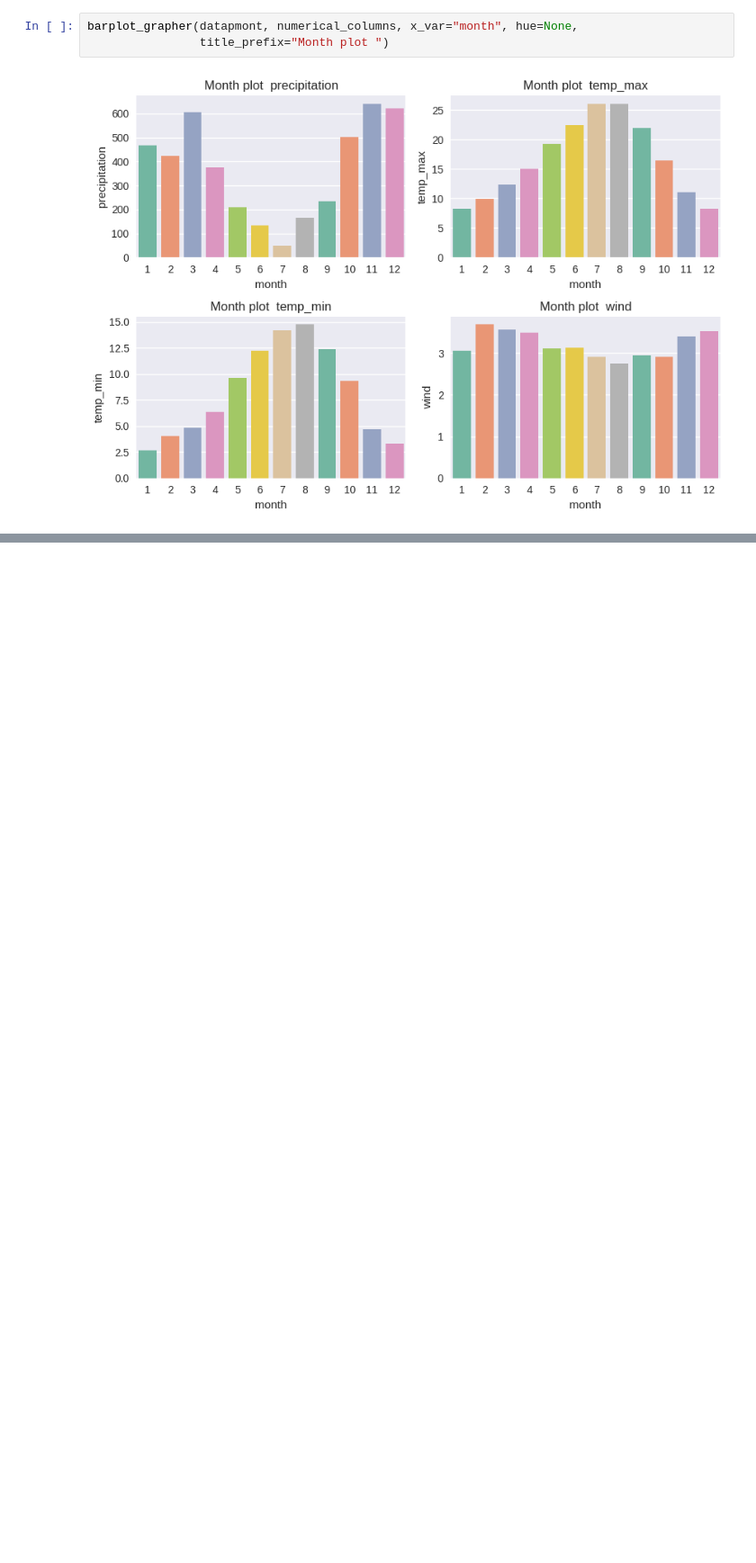
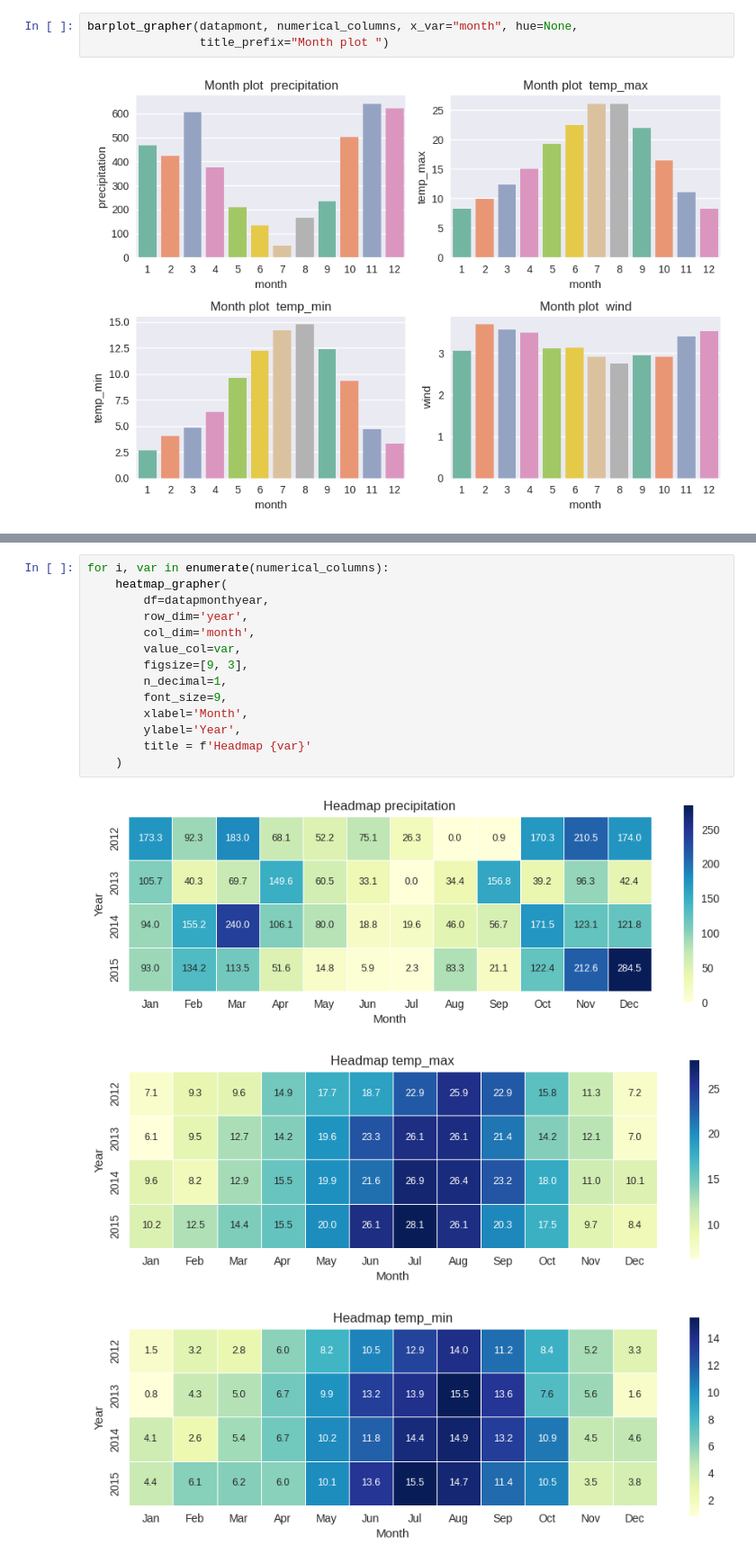
Before and after one commit to Luitz1/Projects, a Jupyter notebook: Data Analyst Projects/3_Climate_Analysis/climate_seattle/notebooks/04_time_analysis.ipynb, the cells around one changed output, grey strips where cells are left out. Shown at 90% size. Saved outputs shown, nothing was run; the diff lists cells and outputs as text; blank space fills up the shorter version.

```diff
--- a/Data Analyst Projects/3_Climate_Analysis/climate_seattle/notebooks/04_time_analysis.ipynb
+++ b/Data Analyst Projects/3_Climate_Analysis/climate_seattle/notebooks/04_time_analysis.ipynb
@@ -143,0 +165,18 @@ plt.show()
+# %%
+for i, var in enumerate(numerical_columns):
+    heatmap_grapher(
+        df=datapmonthyear,
+        row_dim='year',
+        col_dim='month',
+        value_col=var,
+        figsize=[9, 3],
+        n_decimal=1,
+        font_size=9,
+        xlabel='Month',
+        ylabel='Year',
+        title = f'Headmap {var}'
+    )
+# %% [output]
+[figure, added]
+[figure, added]
+[figure, added]
```
Also changed, not shown: parts of 14 cells of this notebook, 1 other file.
